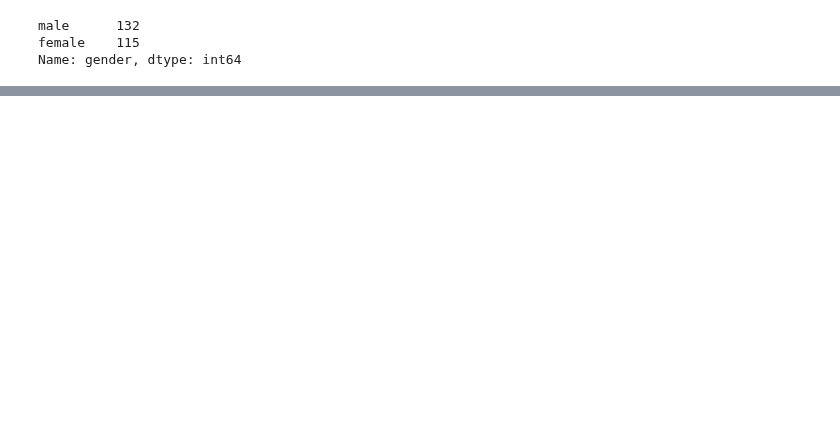
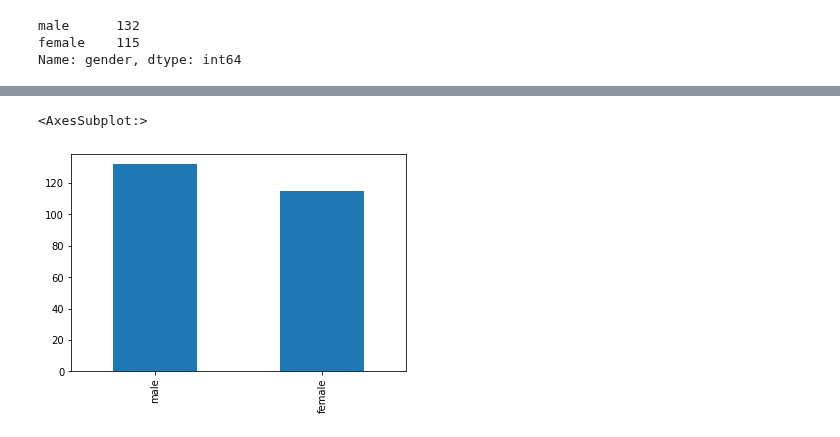
Before and after one commit to ljh15952/AI_Study, a Jupyter notebook: 빈도 분석&기술 통계량 분석/Source_1.ipynb, the cells around one changed output, grey strips where cells are left out. Cells and saved outputs as stored; diff of their text form; code cells hidden in the pictures; blank space fills up the shorter version.

```diff
--- a/빈도 분석&기술 통계량 분석/Source_1.ipynb
+++ b/빈도 분석&기술 통계량 분석/Source_1.ipynb
@@ -40,0 +50,5 @@ Name: gender, dtype: int64
+# %%
+df['gender'].value_counts().plot(kind = 'bar')
+# %% [output]
+<AxesSubplot:>
+[figure, added]
```
Also changed, not shown: parts of 34 cells of this notebook.
